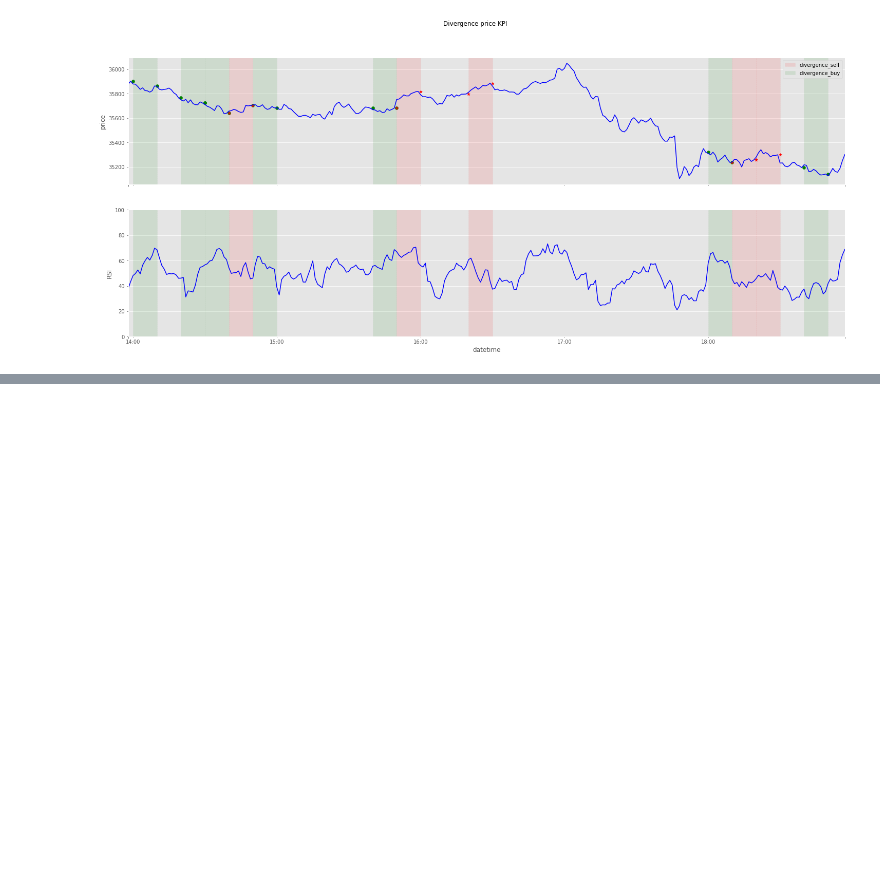
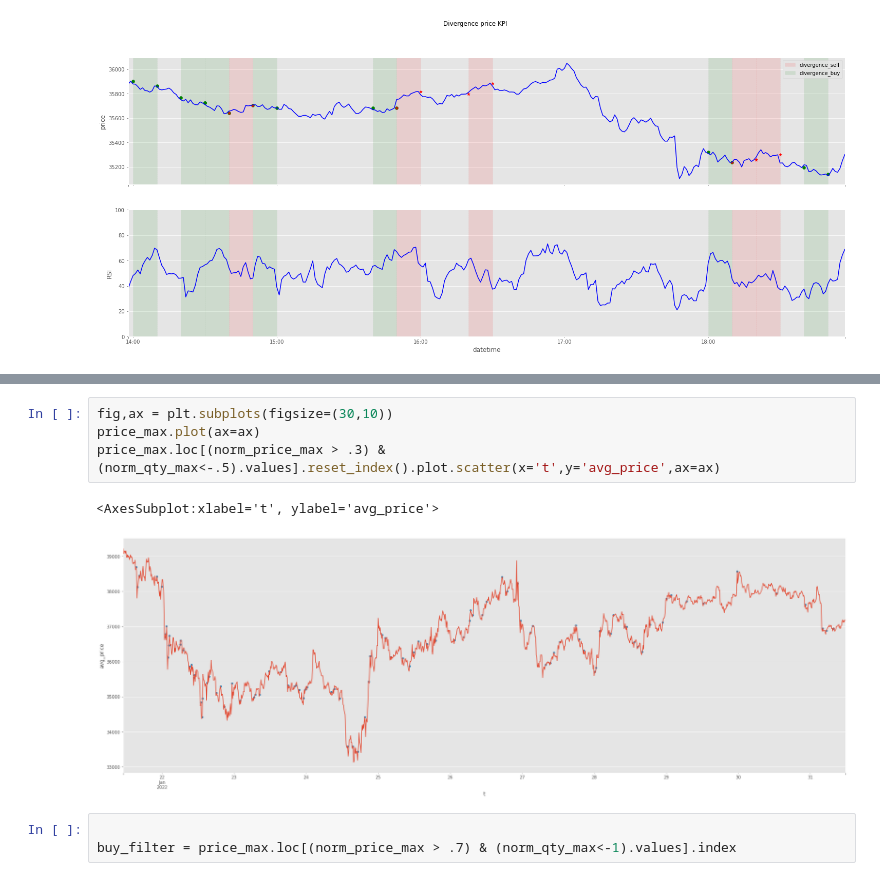
Before and after one commit to charubaiel/MarketCrackers, a Jupyter notebook: kpis/divergence.ipynb, the cells around one changed output, grey strips where cells are left out. Drawn from its saved outputs; the diff is of its cells as text; blank space fills up the shorter version.

```diff
--- a/kpis/divergence.ipynb
+++ b/kpis/divergence.ipynb
@@ -105,0 +172,10 @@ divergense_check(resample = '10min',figsize=(25,10))
+# %%
+fig,ax = plt.subplots(figsize=(30,10))
+price_max.plot(ax=ax)
+price_max.loc[(norm_price_max > .3) & (norm_qty_max<-.5).values].reset_index().plot.scatter(x='t',y='avg_price',ax=ax)
+# %% [output]
+<AxesSubplot:xlabel='t', ylabel='avg_price'>
+[figure, added]
+# %%
+
+buy_filter = price_max.loc[(norm_price_max > .7) & (norm_qty_max<-1).values].index
```
Also changed, not shown: parts of 15 cells of this notebook, 4 other files.
